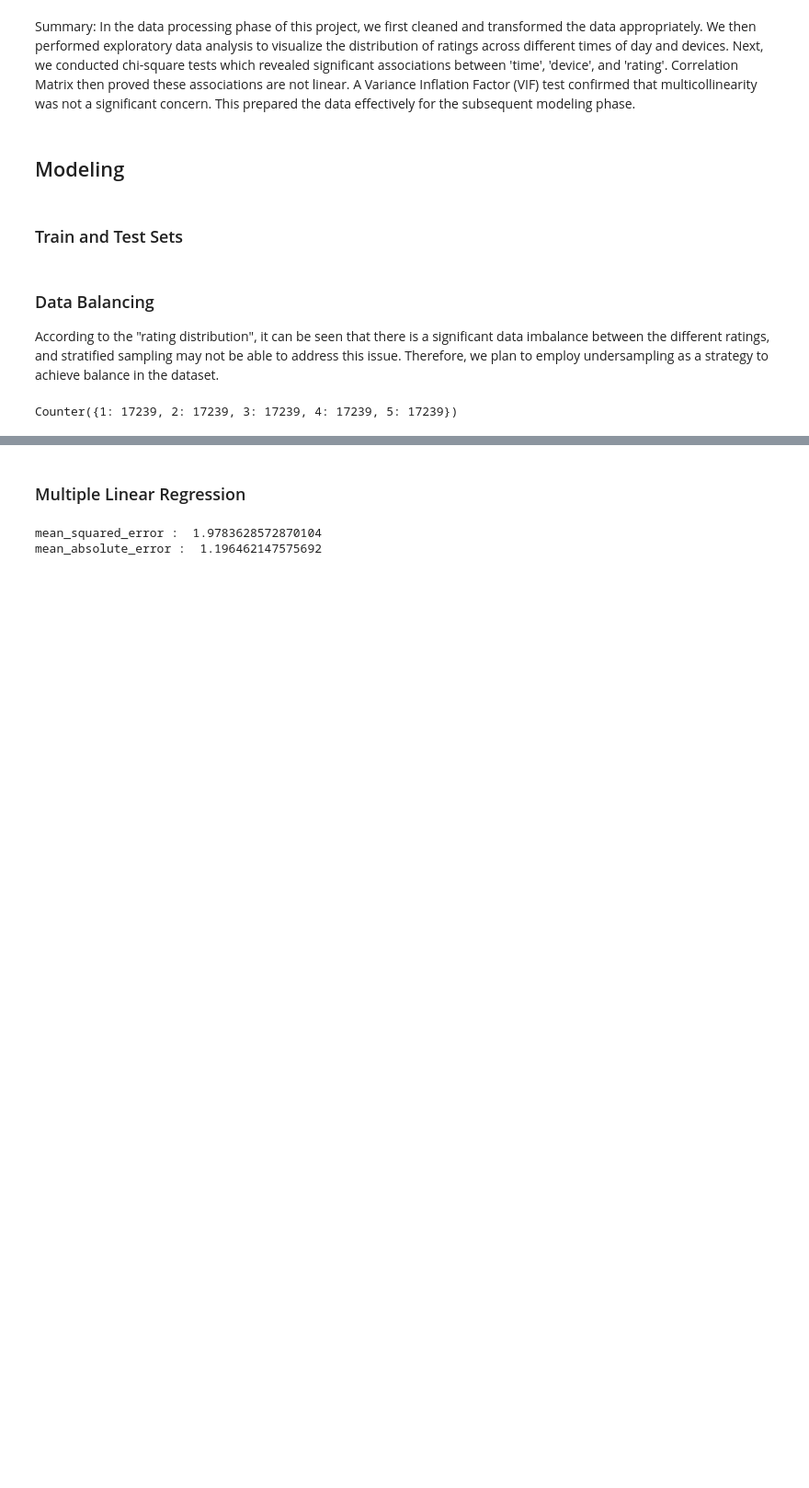
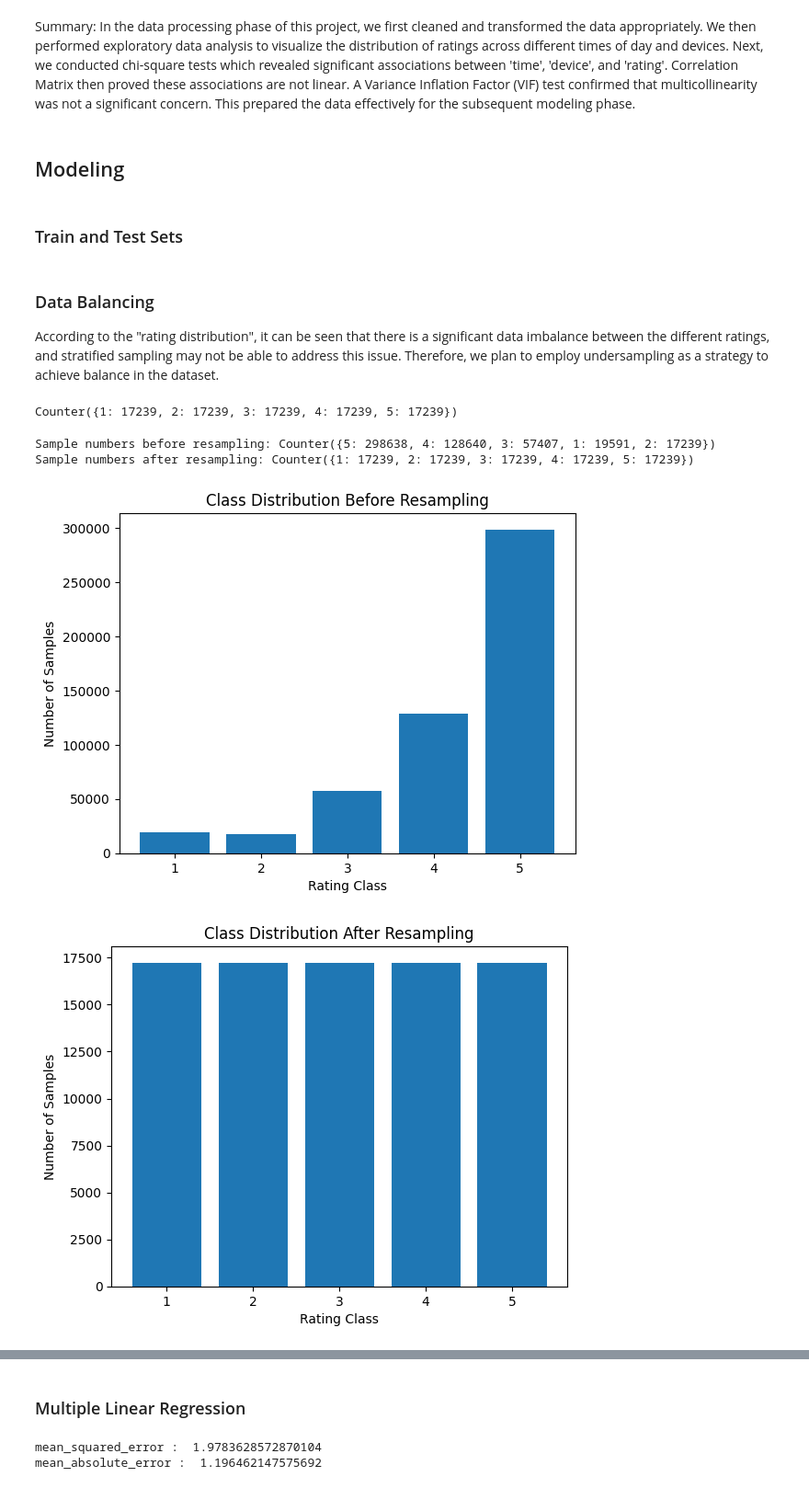
Before and after one commit to SkywingsWang/Masters-Degree-Dissertation, a Jupyter notebook: dissertation.ipynb, the cells around one changed output, grey strips where cells are left out. Shown at 92% size. Drawn from its saved outputs; the diff is of its cells as text; code cells hidden in the pictures; blank space fills up the shorter version.

```diff
--- a/dissertation.ipynb
+++ b/dissertation.ipynb
@@ -276,3 +274,32 @@ print(Counter(y_resampled))  # Check the sample numbers for each class after res
 X_train, X_test, y_train, y_test = train_test_split(X_resampled, y_resampled, test_size=0.2, random_state=42)
 # %% [output]
 Counter({1: 17239, 2: 17239, 3: 17239, 4: 17239, 5: 17239})
+# %%
+from collections import Counter
+import matplotlib.pyplot as plt
+
+# Calculate the number of samples in each class before resampling
+print("Sample numbers before resampling:", counter)
+
+# Calculate the number of samples in each class after resampling
+counter_after = Counter(y_resampled)
+print("Sample numbers after resampling:", counter_after)
+
+# Visualize class distribution before resampling
+plt.bar(counter.keys(), counter.values())
+plt.xlabel('Rating Class')
+plt.ylabel('Number of Samples')
+plt.title('Class Distribution Before Resampling')
+plt.show()
+
+# Visualize class distribution after resampling
+plt.bar(counter_after.keys(), counter_after.values())
+plt.xlabel('Rating Class')
+plt.ylabel('Number of Samples')
+plt.title('Class Distribution After Resampling')
+plt.show()
+# %% [output]
+Sample numbers before resampling: Counter({5: 298638, 4: 128640, 3: 57407, 1: 19591, 2: 17239})
+Sample numbers after resampling: Counter({1: 17239, 2: 17239, 3: 17239, 4: 17239, 5: 17239})
+[figure, added]
+[figure, added]
```
Also changed, not shown: parts of 3 cells of this notebook.
